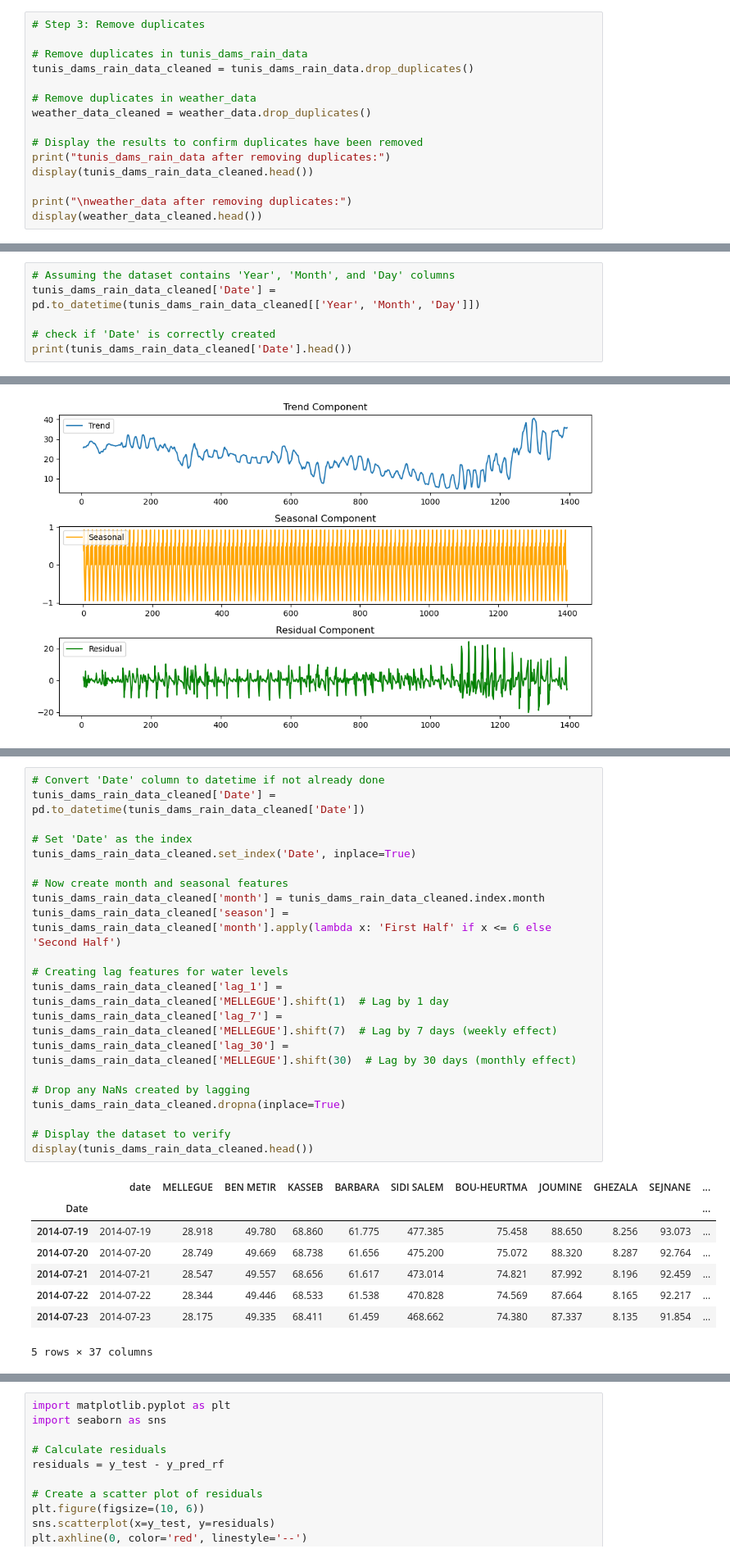
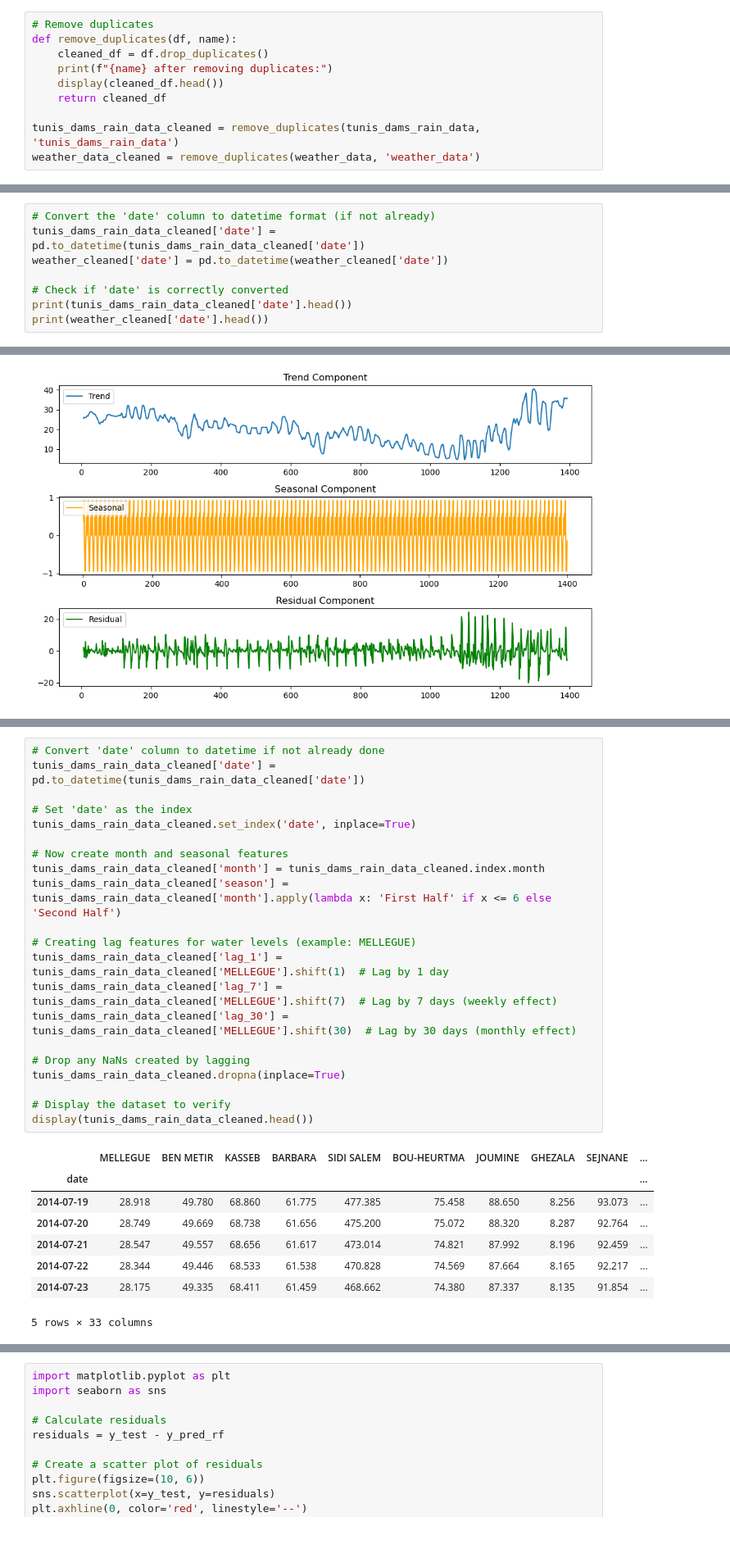
Before and after one commit to Futuroent/Iron_Hack_Water_in_Tunisia, a Jupyter notebook: notebooks/Water_Tunisia_notebook.ipynb, the cells around one changed output, grey strips where cells are left out. Shown at 82% size. Saved outputs shown, nothing was run; the diff lists cells and outputs as text.

Commit message:
date corrected 14h50

```diff
--- a/notebooks/Water_Tunisia_notebook.ipynb
+++ b/notebooks/Water_Tunisia_notebook.ipynb
@@ -156,20 +127,15 @@ pres     960
 tsun    1978
 dtype: int64
 # %%
-# Step 3: Remove duplicates
+# Remove duplicates
+def remove_duplicates(df, name):
+    cleaned_df = df.drop_duplicates()
+    print(f"{name} after removing duplicates:")
+    display(cleaned_df.head())
+    return cleaned_df
 
-# Remove duplicates in tunis_dams_rain_data
-tunis_dams_rain_data_cleaned = tunis_dams_rain_data.drop_duplicates()
-
-# Remove duplicates in weather_data
-weather_data_cleaned = weather_data.drop_duplicates()
-
-# Display the results to confirm duplicates have been removed
-print("tunis_dams_rain_data after removing duplicates:")
-display(tunis_dams_rain_data_cleaned.head())
-
-print("\nweather_data after removing duplicates:")
-display(weather_data_cleaned.head())
+tunis_dams_rain_data_cleaned = remove_duplicates(tunis_dams_rain_data, 'tunis_dams_rain_data')
+weather_data_cleaned = remove_duplicates(weather_data, 'weather_data')
 # %% [output]
 tunis_dams_rain_data after removing duplicates:
 |  | date | MELLEGUE | BEN METIR | KASSEB | BARBARA | SIDI SALEM | BOU-HEURTMA | JOUMINE | GHEZALA | SEJNANE | ... |
@@ -762,9 +695,11 @@ We fail to reject the null hypothesis. Rainfall does not have a significant effe
 # %%
-# Assuming the dataset contains 'Year', 'Month', and 'Day' columns
-tunis_dams_rain_data_cleaned['Date'] = pd.to_datetime(tunis_dams_rain_data_cleaned[['Year', 'Month', 'Day']])
+# Convert the 'date' column to datetime format (if not already)
+tunis_dams_rain_data_cleaned['date'] = pd.to_datetime(tunis_dams_rain_data_cleaned['date'])
+weather_cleaned['date'] = pd.to_datetime(weather_cleaned['date'])
 
-# check if 'Date' is correctly created
-print(tunis_dams_rain_data_cleaned['Date'].head())
+# Check if 'date' is correctly converted
+print(tunis_dams_rain_data_cleaned['date'].head())
+print(weather_cleaned['date'].head())
 # %% [output]
 0   2014-01-08
 1   2014-01-09
@@ -832,30 +782,30 @@ plt.show()
 # %%
-# Convert 'Date' column to datetime if not already done
-tunis_dams_rain_data_cleaned['Date'] = pd.to_datetime(tunis_dams_rain_data_cleaned['Date'])
+# Convert 'date' column to datetime if not already done
+tunis_dams_rain_data_cleaned['date'] = pd.to_datetime(tunis_dams_rain_data_cleaned['date'])
 
-# Set 'Date' as the index
-tunis_dams_rain_data_cleaned.set_index('Date', inplace=True)
+# Set 'date' as the index
+tunis_dams_rain_data_cleaned.set_index('date', inplace=True)
 
 # Now create month and seasonal features
 tunis_dams_rain_data_cleaned['month'] = tunis_dams_rain_data_cleaned.index.month
 tunis_dams_rain_data_cleaned['season'] = tunis_dams_rain_data_cleaned['month'].apply(lambda x: 'First Half' if x <= 6 else 'Second Half')
 
-# Creating lag features for water levels
+# Creating lag features for water levels (example: MELLEGUE)
 tunis_dams_rain_data_cleaned['lag_1'] = tunis_dams_rain_data_cleaned['MELLEGUE'].shift(1)  # Lag by 1 day
 tunis_dams_rain_data_cleaned['lag_7'] = tunis_dams_rain_data_cleaned['MELLEGUE'].shift(7)  # Lag by 7 days (weekly effect)
 tunis_dams_rain_data_cleaned['lag_30'] = tunis_dams_rain_data_cleaned['MELLEGUE'].shift(30)  # Lag by 30 days (monthly effect)
 
 # Drop any NaNs created by lagging
 tunis_dams_rain_data_cleaned.dropna(inplace=True)
 
 # Display the dataset to verify
 display(tunis_dams_rain_data_cleaned.head())
 # %% [output]
-|  | date | MELLEGUE | BEN METIR | KASSEB | BARBARA | SIDI SALEM | BOU-HEURTMA | JOUMINE | GHEZALA | SEJNANE | ... |
-| Date |  |  |  |  |  |  |  |  |  |  | ... |
-| 2014-07-19 | 2014-07-19 | 28.918 | 49.780 | 68.860 | 61.775 | 477.385 | 75.458 | 88.650 | 8.256 | 93.073 | ... |
-| 2014-07-20 | 2014-07-20 | 28.749 | 49.669 | 68.738 | 61.656 | 475.200 | 75.072 | 88.320 | 8.287 | 92.764 | ... |
-| 2014-07-21 | 2014-07-21 | 28.547 | 49.557 | 68.656 | 61.617 | 473.014 | 74.821 | 87.992 | 8.196 | 92.459 | ... |
-| 2014-07-22 | 2014-07-22 | 28.344 | 49.446 | 68.533 | 61.538 | 470.828 | 74.569 | 87.664 | 8.165 | 92.217 | ... |
-| 2014-07-23 | 2014-07-23 | 28.175 | 49.335 | 68.411 | 61.459 | 468.662 | 74.380 | 87.337 | 8.135 | 91.854 | ... |
+|  | MELLEGUE | BEN METIR | KASSEB | BARBARA | SIDI SALEM | BOU-HEURTMA | JOUMINE | GHEZALA | SEJNANE | ... |
+| date |  |  |  |  |  |  |  |  |  | ... |
+| 2014-07-19 | 28.918 | 49.780 | 68.860 | 61.775 | 477.385 | 75.458 | 88.650 | 8.256 | 93.073 | ... |
+| 2014-07-20 | 28.749 | 49.669 | 68.738 | 61.656 | 475.200 | 75.072 | 88.320 | 8.287 | 92.764 | ... |
+| 2014-07-21 | 28.547 | 49.557 | 68.656 | 61.617 | 473.014 | 74.821 | 87.992 | 8.196 | 92.459 | ... |
+| 2014-07-22 | 28.344 | 49.446 | 68.533 | 61.538 | 470.828 | 74.569 | 87.664 | 8.165 | 92.217 | ... |
+| 2014-07-23 | 28.175 | 49.335 | 68.411 | 61.459 | 468.662 | 74.380 | 87.337 | 8.135 | 91.854 | ... |
-5 rows × 37 columns
+5 rows × 33 columns
```
Also changed, not shown: parts of 49 cells of this notebook, 5 other files.
